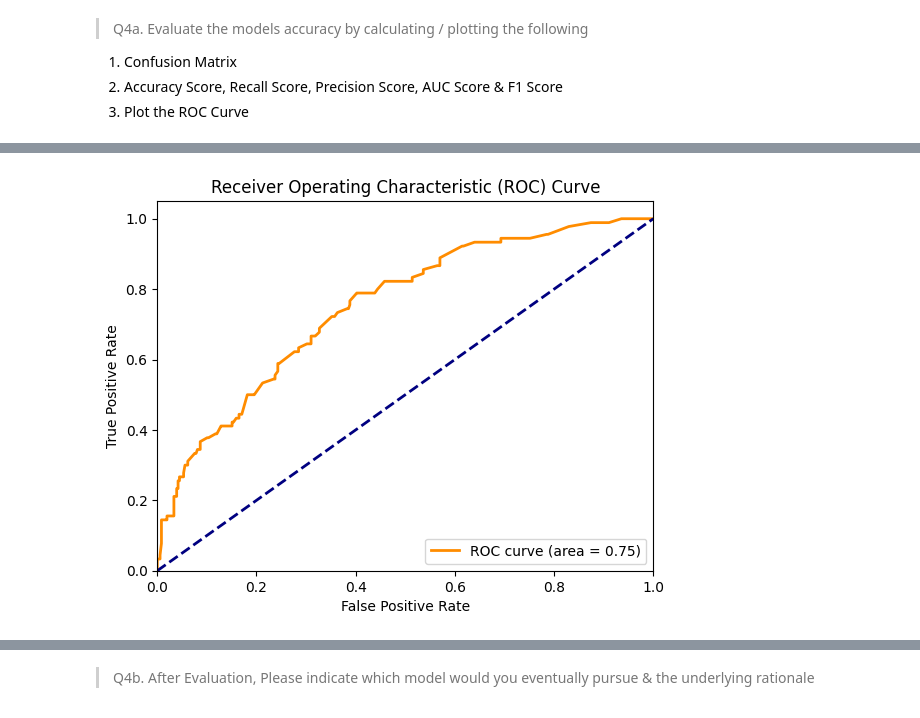
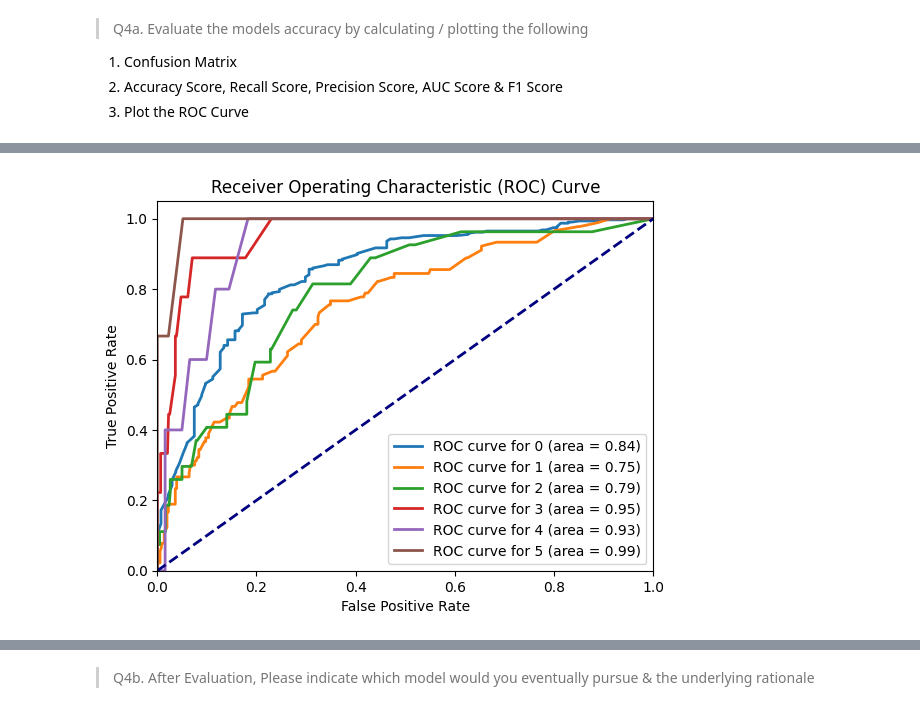
Before and after one commit to mdblanchette/TEMG4940C-MachineLearning, a Jupyter notebook: ML/TEMG4940C_ML_Assignment_Instruction_.ipynb, the cells around one changed output, grey strips where cells are left out. Saved outputs shown, nothing was run; the diff lists cells and outputs as text; code cells hidden in the pictures.

```diff
--- a/ML/TEMG4940C_ML_Assignment_Instruction_.ipynb
+++ b/ML/TEMG4940C_ML_Assignment_Instruction_.ipynb
@@ -343,8 +333,8 @@ Response           | (Nominal) | (None) |
 # from sklearn.preprocessing import xxx (Import sklearn libraries)
 # ....
 
-# Remove ID Column
-data.drop(columns=['ID'], inplace=True)
+# Remove ID Column and Z Columns
+data.drop(columns=['ID', 'Z_CostContact', 'Z_Revenue'], inplace=True)
 
 # Education --> Label Encoding
 data['Education'] = data['Education'].map({'Basic': 0, '2n Cycle': 1, 'Graduation': 2, 'Master': 3, 'PhD': 4})
@@ -359,10 +349,22 @@ data['Dt_Customer_Month'] = data['Dt_Customer'].dt.month
 data['Dt_Customer_Day'] = data['Dt_Customer'].dt.day
 data.drop(columns=['Dt_Customer'], inplace=True)
 
-# Income --> Normalization
-mean_income = data['Income'].mean()
-std_income = data['Income'].std()
-data['Income_zscore'] = (data['Income'] - mean_income) / std_income
+# Income --> Normalization with StandardScaler
+from sklearn.preprocessing import StandardScaler
+# Extract the columns that need to be normalized
+num_cols = ['Year_Birth', 'Income', 'Kidhome', 'Teenhome', 'Recency',
+            'MntWines', 'MntFruits', 'MntMeatProducts', 'MntFishProducts', 'MntSweetProducts', 'MntGoldProds',
+            'NumDealsPurchases', 'NumWebPurchases', 'NumCatalogPurchases', 'NumStorePurchases', 'NumWebVisitsMonth']
+
+# Initialize a StandardScaler object
+scaler = StandardScaler()
+
+# Fit the StandardScaler object to the data
+scaler.fit(data[num_cols])
+
+# Transform the data using the StandardScaler object
+data[num_cols] = scaler.transform(data[num_cols])
+
 
 # Y --> Convert to integers
 data['Y'] = data['Y'].astype(int)
@@ -522,27 +508,34 @@ F1 Score for Random Forest Classifier:  0.5656047791172351
 # %%
-# 4.1.3 RFC ROC Curve
 from sklearn.metrics import roc_curve, auc
 
-y_pred_rfc_proba = rfc.predict_proba(X_test)[:, 1]
-fpr, tpr, thresholds = roc_curve(y_test, y_pred_rfc_proba, pos_label=1)
-auc_score = auc(fpr, tpr)
+# Calculate ROC curve and AUC score for each value of the outcome separately
+for i in range(6):
+    y_test_i = (y_test == i).astype(int)
+    y_pred_rfc_proba_i = rfc.predict_proba(X_test)[:, i]
+    fpr_i, tpr_i, thresholds_i = roc_curve(y_test_i, y_pred_rfc_proba_i, pos_label=1)
+    auc_score_i = auc(fpr_i, tpr_i)
 
-plt.figure()
-plt.plot(fpr, tpr, color='darkorange', lw=2, label='ROC curve (area = %0.2f)' % auc_score)
+    # Plot ROC curve for this value of the outcome
+    plt.plot(fpr_i, tpr_i, lw=2, label='ROC curve for %d (area = %0.2f)' % (i, auc_score_i))
+
+# Plot random guessing line
 plt.plot([0, 1], [0, 1], color='navy', lw=2, linestyle='--')
+
+# Set axis limits and labels
 plt.xlim([0.0, 1.0])
 plt.ylim([0.0, 1.05])
 plt.xlabel('False Positive Rate')
 plt.ylabel('True Positive Rate')
 plt.title('Receiver Operating Characteristic (ROC) Curve')
 plt.legend(loc="lower right")
 
-# Save graph to data
+# Save graph to file
 plt.savefig('./assets/part4a_rfc_roc.png')
 
+# Show the plot
 plt.show()
 # %% [output]
-[figure, old version]
+[figure, new version]
 # %%
 # 4.2.1 SVM Confusion Matrix
 y_pred_svc = svc.predict(X_test)
```
Also changed, not shown: parts of 23 cells of this notebook, 11 other files.
